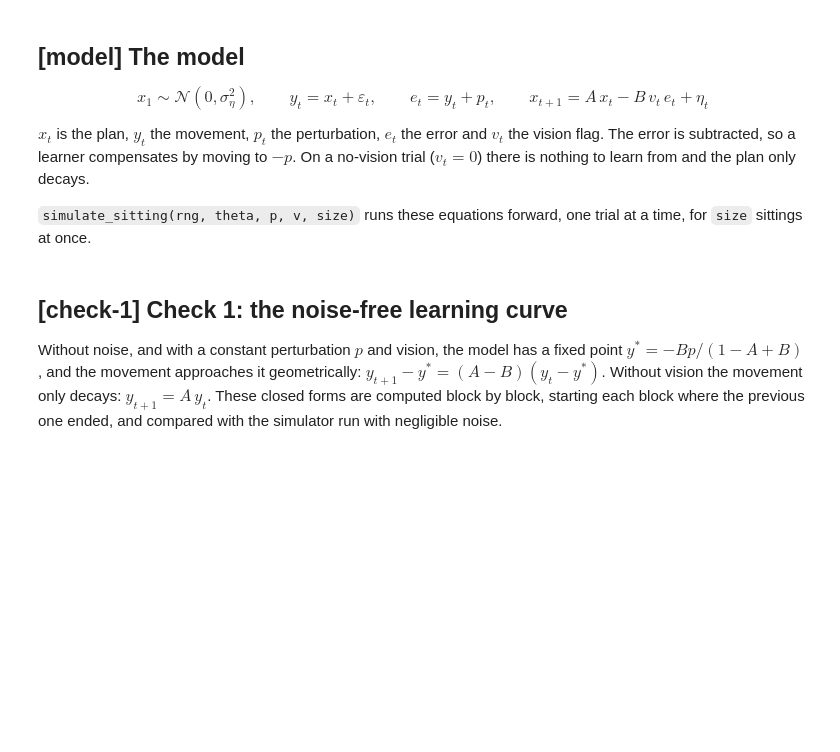
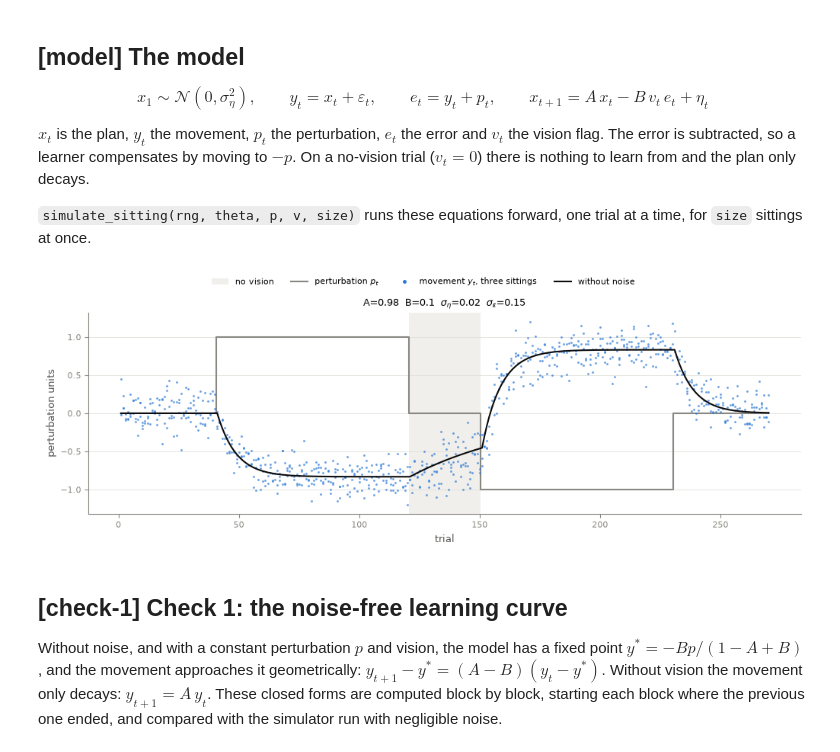
Before and after one commit to opherdonchin/MotorAdpatationSBI, a Jupyter notebook: notebooks/one_state_simulator.ipynb, the cells around one changed output. Drawn from its saved outputs; the diff is of its cells as text; code cells hidden in the pictures; blank space fills up the shorter version.

```diff
--- a/notebooks/one_state_simulator.ipynb
+++ b/notebooks/one_state_simulator.ipynb
@@ -82,22 +82,24 @@ trial = np.arange(1, len(p) + 1)
 # %%
 # [example-sittings] Three simulated sittings and the noise-free curve
 A, B, sigma_eta, sigma_epsilon = THETA_EXAMPLE
 y_noisy = simulate_sitting(rng_example, THETA_EXAMPLE, p, v, size=(3,))
 y_clean = simulate_sitting(rng_example, (A, B, TINY, TINY), p, v)
 
 fig, ax = plt.subplots(figsize=(10, 3.6))
 for start, stop in zip(*np.nonzero(np.diff(np.r_[1, v, 1]) != 0)[0].reshape(-1, 2).T):
     ax.axvspan(start + 0.5, stop + 0.5, color=SHADE, lw=0, label="no vision")
 ax.step(trial, p, where="mid", color=MUTED, lw=1.5, label="perturbation $p_t$")
 ax.plot(trial, y_noisy.T, ".", color=BLUE, ms=2.5, alpha=0.5)
 ax.plot([], [], ".", color=BLUE, ms=5, label="movement $y_t$, three sittings")
 ax.plot(trial, y_clean, color="#0b0b0b", lw=1.5, label="without noise")
 ax.set_xlabel("trial")
 ax.set_ylabel("perturbation units")
 ax.set_title("A={}  B={}  $\\sigma_\\eta$={}  $\\sigma_\\varepsilon$={}".format(*THETA_EXAMPLE))
 ax.grid(axis="y", color=GRID, lw=0.6)
-ax.legend(loc="upper right", frameon=False, fontsize=8, ncols=2)
+fig.legend(loc="outside upper center", frameon=False, fontsize=8, ncols=4)
 plt.show()
+# %% [output]
+[figure, added]
 # %% [markdown]
 ## [check-1] Check 1: the noise-free learning curve
 
```
Also changed, not shown: parts of 3 cells of this notebook.
